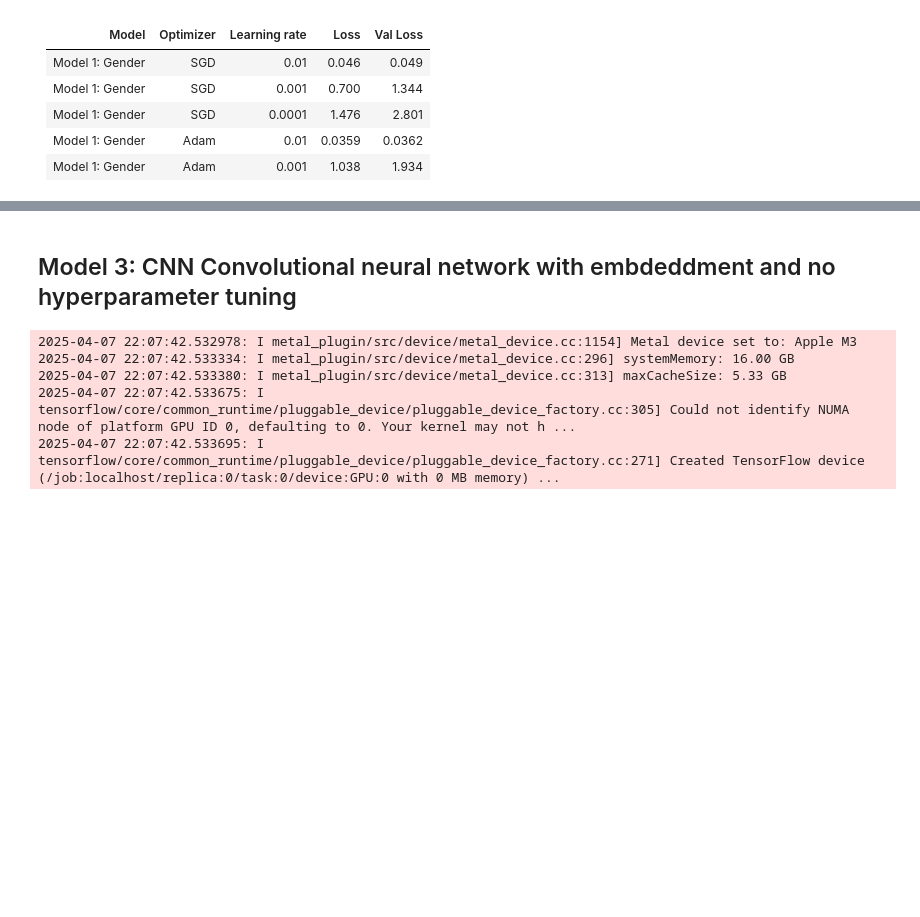
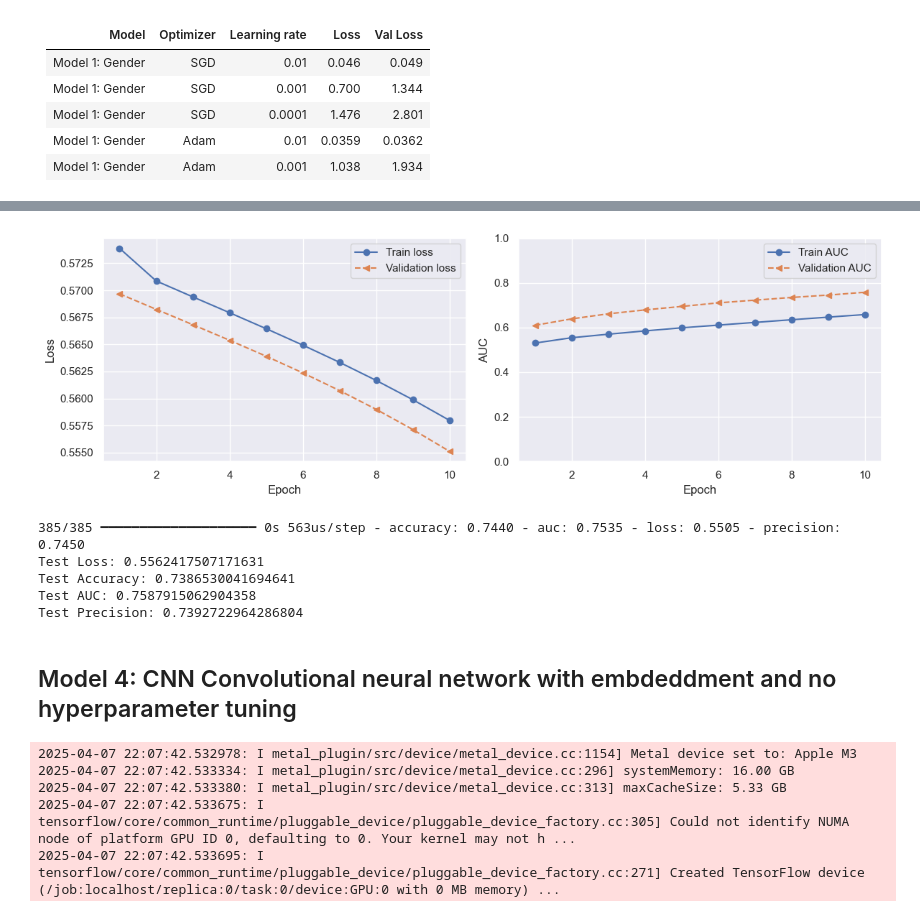
Before and after one commit to kevinyi901/W207, a Jupyter notebook: W207_Final.ipynb, the cells around one changed output, grey strips where cells are left out. Saved outputs shown, nothing was run; the diff lists cells and outputs as text; code cells hidden in the pictures; blank space fills up the shorter version.

```diff
--- a/W207_Final.ipynb
+++ b/W207_Final.ipynb
@@ -310,0 +546,18 @@ We used a
+# %%
+
+model2 = build_embeddings_model(average_over_positions=True,
+                               vocab_size=5000,
+                               sequence_length=16392,
+                               embedding_dim=2)
+history2 = model2.fit(
+  x = X_train_padded,  # our sparse padded training data
+  y = Y_train,          # corresponding binary labels
+  epochs=10,             # number of passes through the training data
+  batch_size=64,        # mini-batch size
+  validation_data= (X_val_padded, Y_val),
+  verbose=1             # display some progress output during training
+  )
+
+model2.summary()
+
+history2 = pd.DataFrame(history2.history)
@@ -311,5 +600,44 @@ We used a
+# %%
+x_arr = np.arange(len(history2['loss'])) + 1
+
+fig = plt.figure(figsize=(12, 4))
+
+# Plot Loss
+ax1 = fig.add_subplot(1, 2, 1)
+ax1.plot(x_arr, history2['loss'], '-o', label='Train loss')
+ax1.plot(x_arr, history2['val_loss'], '--<', label='Validation loss')
+ax1.legend()
+ax1.set_xlabel('Epoch')
+ax1.set_ylabel('Loss')
+
+# Plot AUC
+ax2 = fig.add_subplot(1, 2, 2)
+ax2.plot(x_arr, history2['auc'], '-o', label='Train AUC')
+ax2.plot(x_arr, history2['val_auc'], '--<', label='Validation AUC')
+ax2.legend()
+ax2.set_xlabel('Epoch')
+ax2.set_ylabel('AUC')
+ax2.set_ylim(0, 1)
+
+plt.tight_layout()
+plt.show()
+# %% [output]
+[figure, added]
+# %%
+test_loss, test_accuracy, test_auc, test_precision = model2.evaluate(X_test_padded, Y_test)
+
+print(f'Test Loss: {test_loss}')
+print(f'Test Accuracy: {test_accuracy}')
+print(f'Test AUC: {test_auc}')
+print(f'Test Precision: {test_precision}')
+# %% [output]
+385/385 ━━━━━━━━━━━━━━━━━━━━ 0s 563us/step - accuracy: 0.7440 - auc: 0.7535 - loss: 0.5505 - precision: 0.7450
+Test Loss: 0.5562417507171631
+Test Accuracy: 0.7386530041694641
+Test AUC: 0.7587915062904358
+Test Precision: 0.7392722964286804
 # %% [markdown]
-## Model 3: CNN Convolutional neural network with embdeddment and no hyperparameter tuning
+## Model 4: CNN Convolutional neural network with embdeddment and no hyperparameter tuning
 # %%
 # initialize model
 model_tf = tf.keras.Sequential()
```
Also changed, not shown: parts of 16 cells of this notebook.
